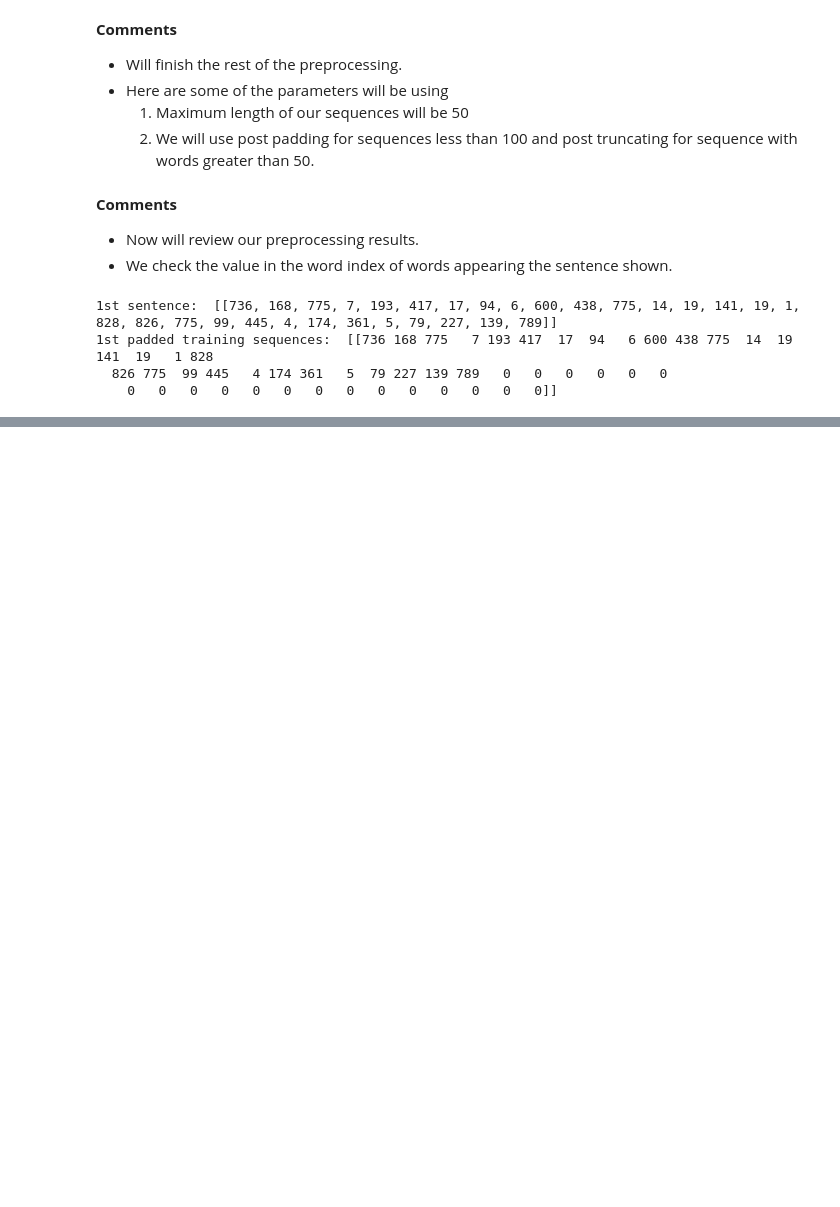
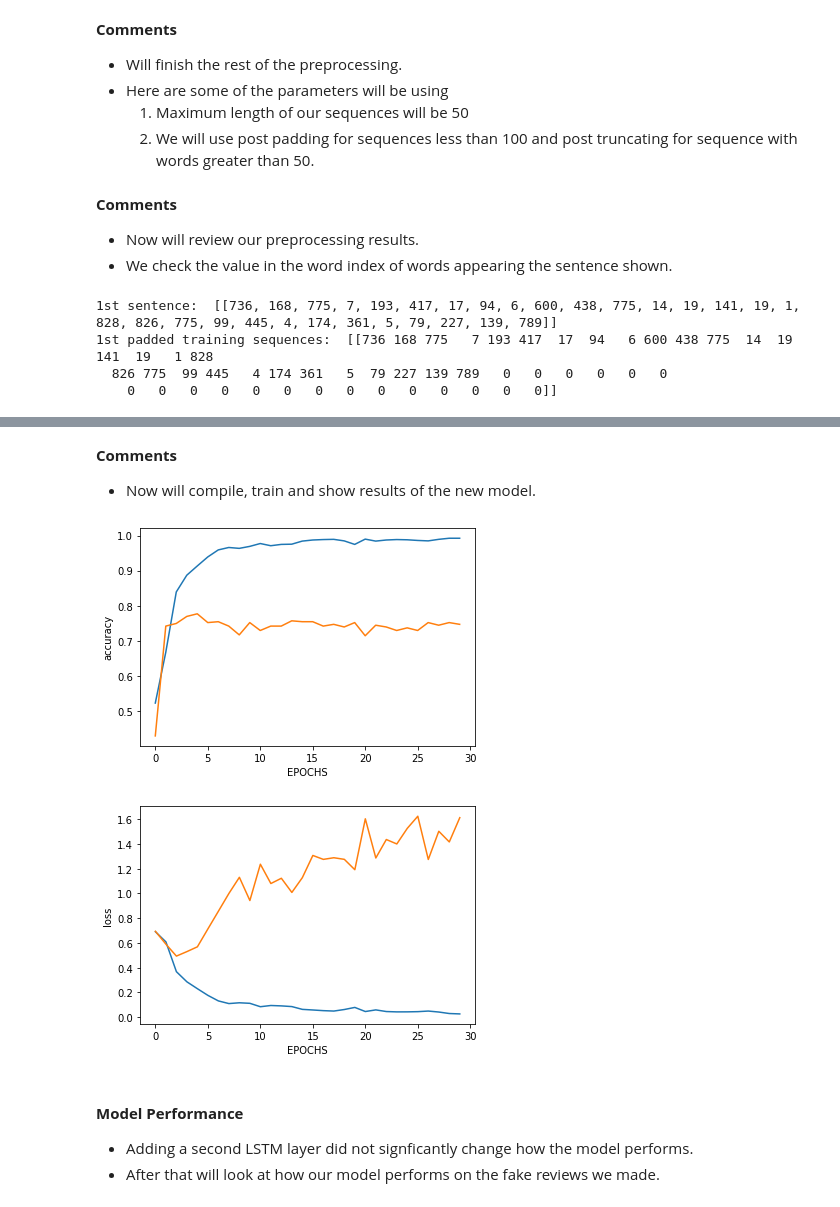
Before and after one commit to matambotinashe/amzn-yelp-sentiment-analysis, a Jupyter notebook: 1-Sentiment-Analysis.ipynb, the cells around one changed output, grey strips where cells are left out. Saved outputs shown, nothing was run; the diff lists cells and outputs as text; code cells hidden in the pictures; blank space fills up the shorter version.

```diff
--- a/1-Sentiment-Analysis.ipynb
+++ b/1-Sentiment-Analysis.ipynb
@@ -242,0 +298,9 @@ plot_results(history, 'loss')
+# %%
+model2 = Sequential([
+                     keras.layers.Embedding(vocab_size, embedding_dim, input_length = max_length),
+                     keras.layers.Bidirectional( keras.layers.LSTM(embedding_dim, return_sequences = True)),
+                     keras.layers.Bidirectional( keras.layers.LSTM(embedding_dim)),
+                     keras.layers.Dense(16, activation = 'relu'),
+                     keras.layers.Dense(1, activation = 'sigmoid')
+])
+model2.summary()
@@ -242,0 +325,12 @@ plot_results(history, 'loss')
+# %% [markdown]
+__Comments__
+- Now will compile, train and show results of the new model.
+# %%
+fit_model_and_show_results(model2, EPOCHS)
+# %% [output]
+[figure, added]
+[figure, added]
+# %% [markdown]
+#### **Model Performance**
+- Adding a second LSTM layer did not signficantly change how the model performs.
+- After that will look at how our model performs on the fake reviews we made.
```
Also changed, not shown: parts of 27 cells of this notebook, 5 other files.
